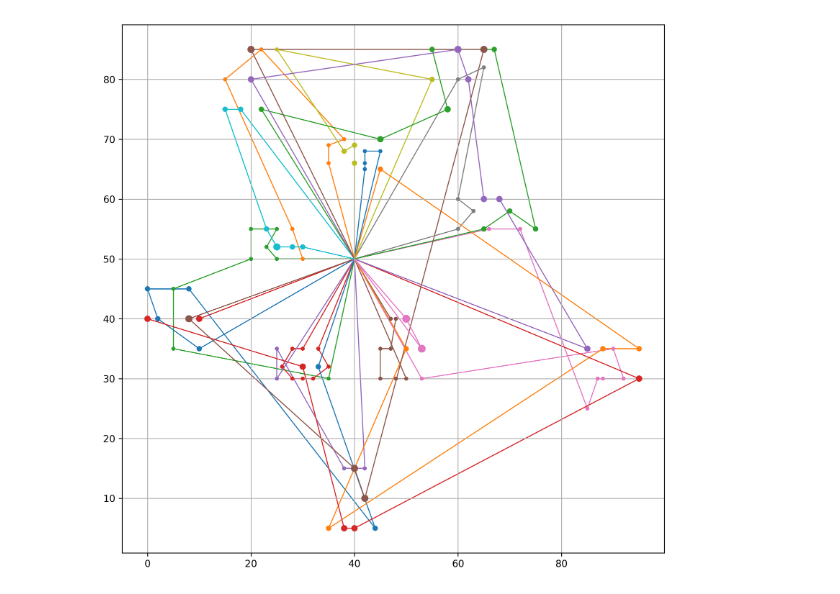
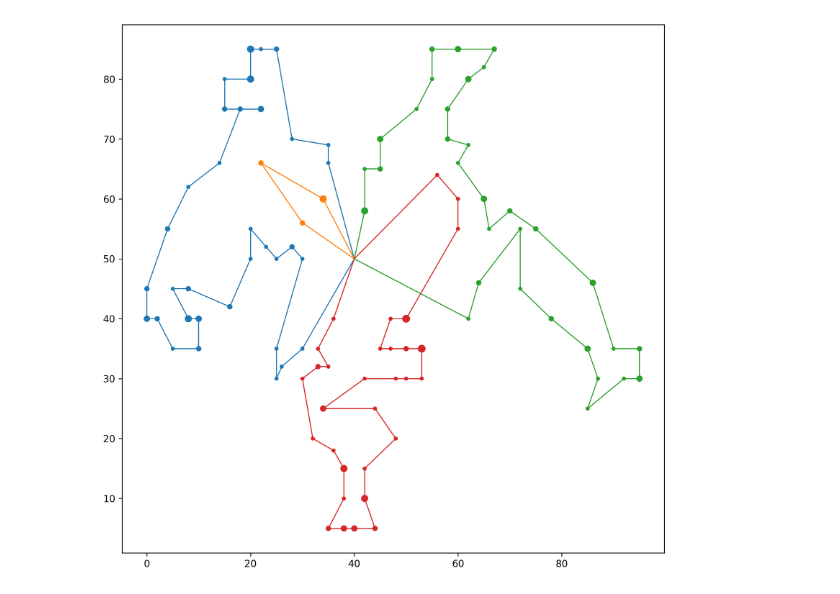
Before and after one commit to donfaq/VRPTW, a Jupyter notebook: draw_solution.ipynb, the cells around one changed output. Cells and saved outputs as stored; diff of their text form; code cells hidden in the pictures.

```diff
--- a/draw_solution.ipynb
+++ b/draw_solution.ipynb
@@ -4,4 +4,4 @@ import matplotlib.pyplot as plt
 from matplotlib import colors
 %matplotlib inline
 # %%
-path = './instances/C108.txt'
+path = './instances/C203.txt'
@@ -26,3 +8,9 @@ solution = """0 0.0 1 830 4 923.0 3 1015.0 5 1106.0 0 1211.1327459504216
+# %%
+solution = """0 0.0 47 18.027756377319946 50 113.02775637731995 51 205.26382435481975 52 300.26382435481975 20 406.07521265566163 22 498.90363978040784 24 592.5091910558718 27 685.337618180618 30 779.5802588677374 29 874.5802588677374 6 973.5245307777366 34 1072.068534523054 36 1253 33 1348.8309518948454 32 1440.8309518948454 31 1535.8309518948454 35 1630.8309518948454 37 1726.6619037896908 38 1818.6619037896908 39 1913.6619037896908 28 2014.4322334039598 26 2112.4944911522584 23 2209.7055937031864 17 2311 13 2405 18 2502.0 19 2597.0 15 2692.0 16 2787.0 14 2879.0 12 2972.0 9 3077.2970585407784 11 3174.3681263526437 10 3267.3681263526437 0 3374.1311809668837
+0 0.0 21 11.661903789690601 25 2504 8 2887 0 2988.6619037896908
+0 0.0 93 8.246211251235321 5 105.24621125123532 75 198.2462112512353 2 293.2462112512353 1 391.8485365182779 99 487.67948841312324 100 582.6794884131232 97 677.6794884131232 92 774.6794884131232 94 868.2850396885872 95 961.8905909640512 98 1058.293715201484 7 1153.293715201484 3 1247.4168208271017 4 1341.0223721025657 88 1546 86 1641.0990195135928 84 1736.0990195135928 82 1831.9299714084382 85 1936.14264181199 76 2131 71 2226.0 70 2321 73 2414.0 80 2513 79 2608.3851648071345 81 2703.770329614269 78 2802.3726548813115 77 2900.182904557218 83 3000.182904557218 87 3102.2244991360103 96 3198.549054456347 0 3312.7151464035364
+0 0.0 89 21.2602916254693 91 116.91714587496169 90 211.9171458749617 63 319.9449022522816 67 412.9449022522816 69 680 66 772.0 62 865.0 74 958.0 72 1053.0 61 1146.0 64 1238.0 68 1334.0 46 1433.4339811320567 65 1533.4339811320567 49 1629.8371053694896 55 1727.6473550453961 54 1822.6473550453961 53 1918.0325198525306 56 2012.0325198525306 58 2104.0325198525306 60 2197.0325198525306 59 2292.863471747376 57 2387.863471747376 40 2481.46902302284 44 2575.941158977839 45 2676.139198005025 42 2769.7447492804886 41 2861.7447492804886 43 2955.3503005559523 48 3051.1812524507977 0 3151.9515820650668
+""".split('\n')
 # %%
 def to_point(line):
     mapping = ['number', 'x', 'y', 'demand', 'ready_time', 'due_date', 'service_time']
@@ -48,22 +36,22 @@ for route in solution:
 # %%
 from itertools import cycle
 col = cycle(colors.TABLEAU_COLORS)
 # pos = nx.spring_layout(G)
 pos = {point['number']: (point['x'], point['y']) for point in points}
 
 fig, ax = plt.subplots(figsize=(10, 10), dpi=300)
-ax.grid()
+# ax.grid()
 
 # nx.draw_networkx_labels(G, pos=pos, labels=labels, ax=ax)
 for path in paths:
     # print(path)
     path_color = next(col)
     nodes_in_path = {x for p in path for x in p}
     node_sizes = [point['demand'] for point in points if point['number'] in nodes_in_path]
 
     labels = {filter(lambda x: x['number'] in nodes_in_path, points)}
     nx.draw_networkx_edges(G, pos=pos, edgelist=path, ax=ax, edge_color=path_color)
     nx.draw_networkx_nodes(G, pos=pos, nodelist=nodes_in_path, node_size=node_sizes, node_color=path_color, ax=ax)
 plt.savefig("solution1.png", dpi=300)
 # %% [output]
-[figure, old version]
+[figure, new version]
```
Also changed, not shown: parts of 1 cell of this notebook, 2 other files.
